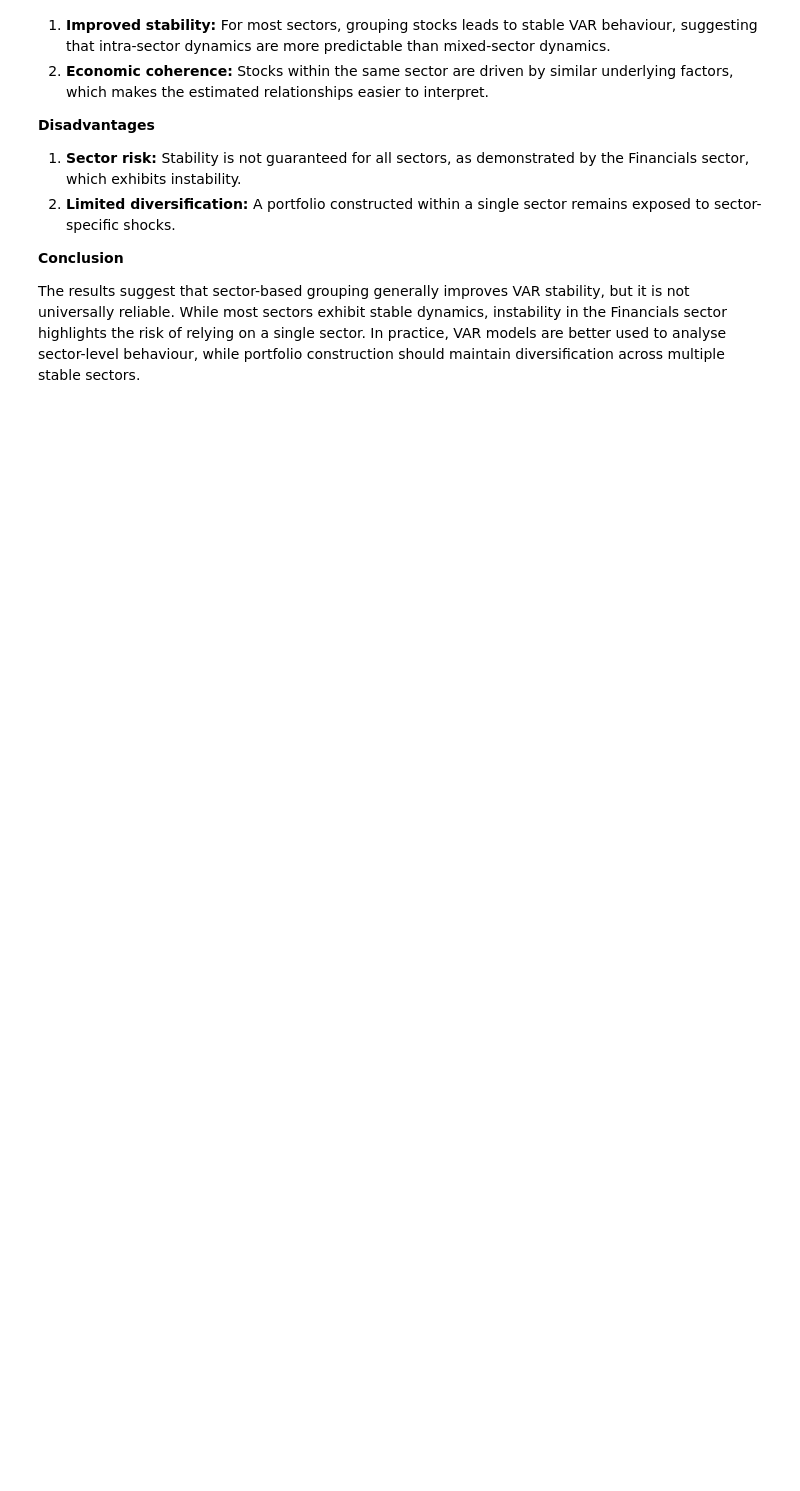
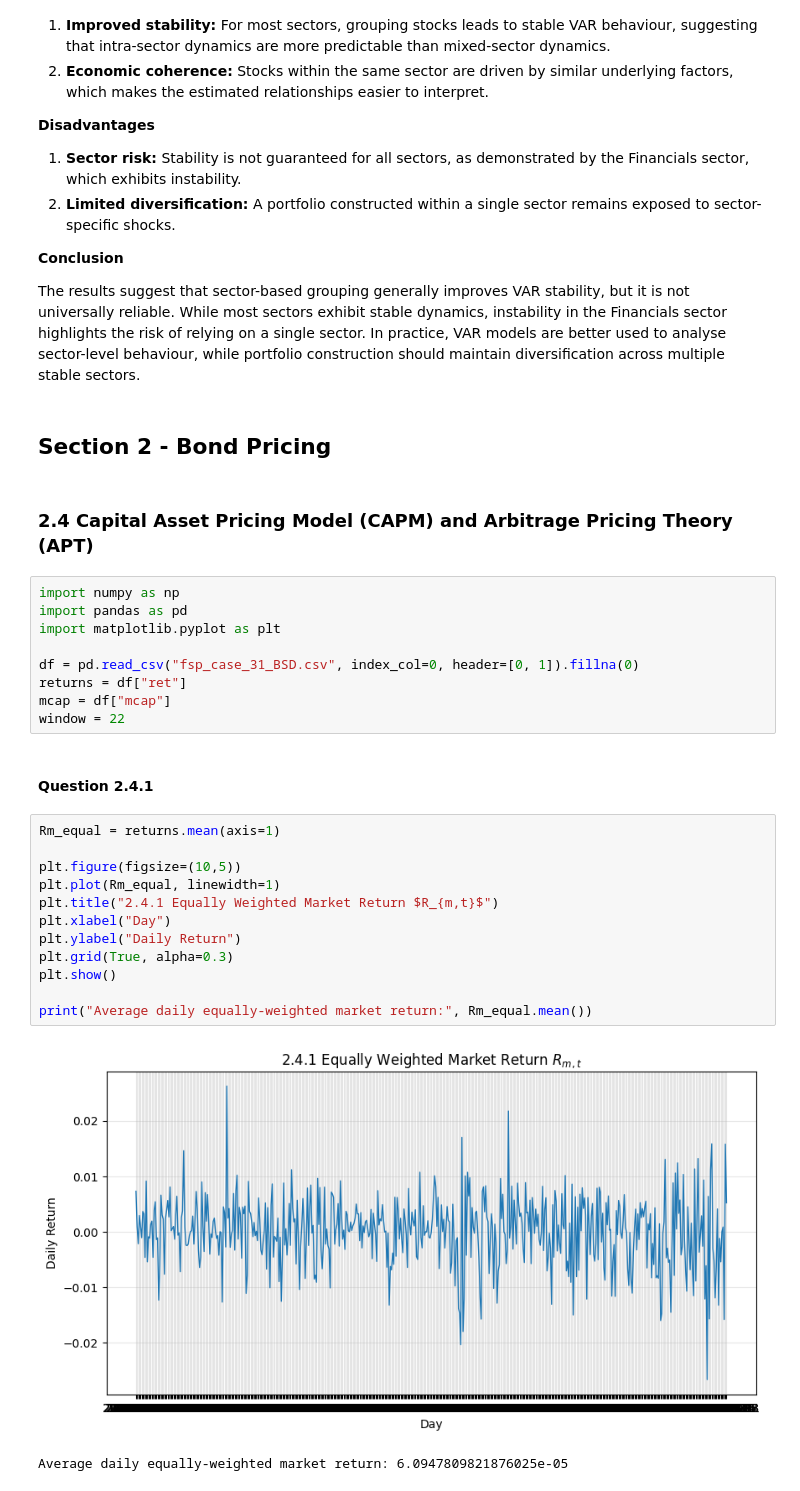
Before and after one commit to SamuelKhoo2003/Machine-Intelligence-For-Finance, a Jupyter notebook: mif_cw.ipynb, the cells around one changed output. Cells and saved outputs as stored; diff of their text form; blank space fills up the shorter version.

```diff
--- a/mif_cw.ipynb
+++ b/mif_cw.ipynb
@@ -537,3 +538,33 @@ The VAR(1) analysis was repeated by grouping stocks according to their GICS sect
 **Conclusion**
 
 The results suggest that sector-based grouping generally improves VAR stability, but it is not universally reliable. While most sectors exhibit stable dynamics, instability in the Financials sector highlights the risk of relying on a single sector. In practice, VAR models are better used to analyse sector-level behaviour, while portfolio construction should maintain diversification across multiple stable sectors.
+# %% [markdown]
+## Section 2 - Bond Pricing
+# %% [markdown]
+### 2.4 Capital Asset Pricing Model (CAPM) and Arbitrage Pricing Theory (APT)
+# %%
+import numpy as np
+import pandas as pd
+import matplotlib.pyplot as plt
+
+df = pd.read_csv("fsp_case_31_BSD.csv", index_col=0, header=[0, 1]).fillna(0)
+returns = df["ret"]
+mcap = df["mcap"]
+window = 22
+# %% [markdown]
+#### Question 2.4.1
+# %%
+Rm_equal = returns.mean(axis=1)
+
+plt.figure(figsize=(10,5))
+plt.plot(Rm_equal, linewidth=1)
+plt.title("2.4.1 Equally Weighted Market Return $R_{m,t}$")
+plt.xlabel("Day")
+plt.ylabel("Daily Return")
+plt.grid(True, alpha=0.3)
+plt.show()
+
+print("Average daily equally-weighted market return:", Rm_equal.mean())
+# %% [output]
+[figure, added]
+Average daily equally-weighted market return: 6.0947809821876025e-05
```
Also changed, not shown: parts of 20 cells of this notebook, 1 other file.
